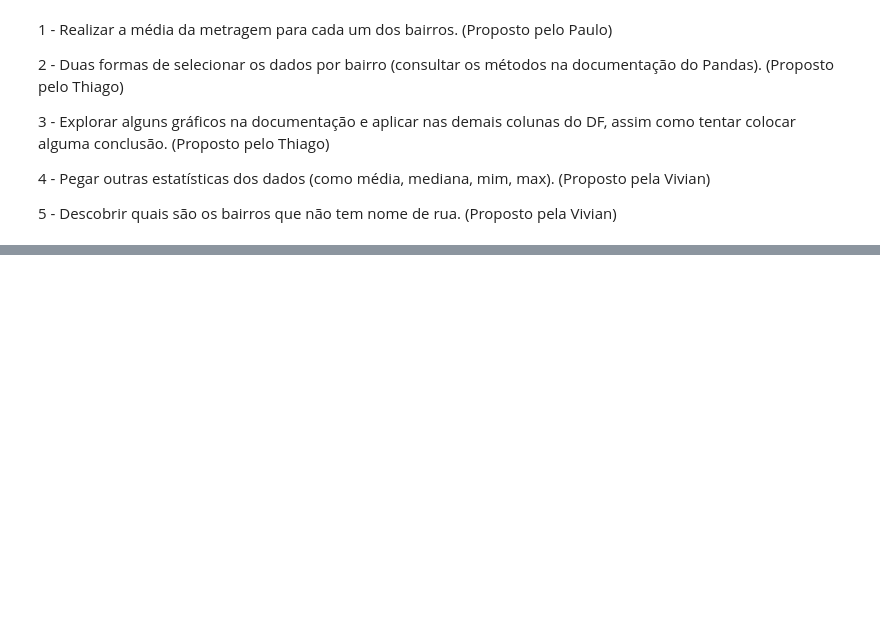
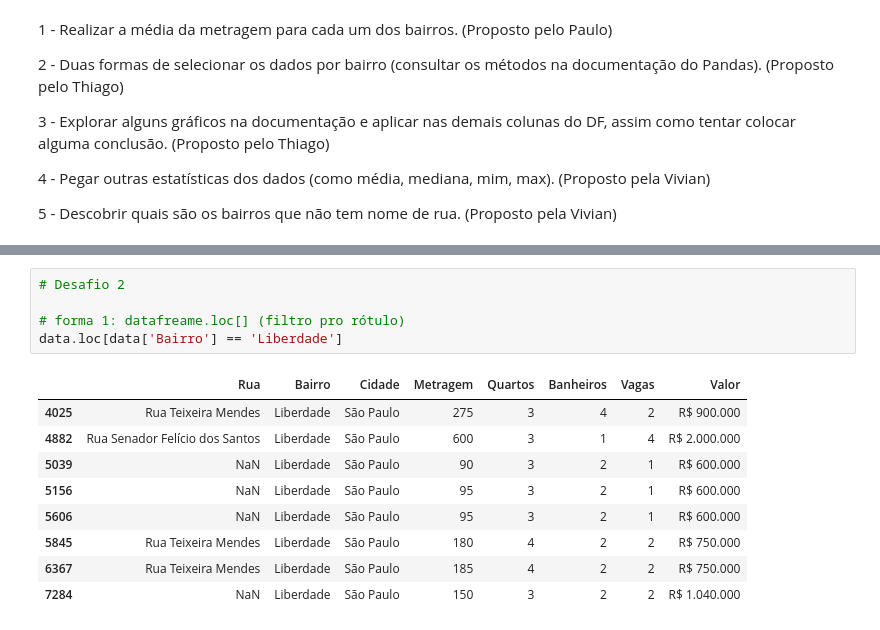
Before and after one commit to phenriquep00/imersao-dados-4, a Jupyter notebook: imersao_dados_4_01.ipynb, the cells around one changed output, grey strips where cells are left out. Drawn from its saved outputs; the diff is of its cells as text; blank space fills up the shorter version.

```diff
--- a/imersao_dados_4_01.ipynb
+++ b/imersao_dados_4_01.ipynb
@@ -130,0 +160,15 @@ n_imoveis_bairro.head(10).plot.bar()
+# %%
+# Desafio 2
+
+# forma 1: datafreame.loc[] (filtro pro rótulo)
+data.loc[data['Bairro'] == 'Liberdade']
+# %% [output]
+|  | Rua | Bairro | Cidade | Metragem | Quartos | Banheiros | Vagas | Valor |
+| 4025 | Rua Teixeira Mendes | Liberdade | São Paulo | 275 | 3 | 4 | 2 | R$ 900.000 |
+| 4882 | Rua Senador Felício dos Santos | Liberdade | São Paulo | 600 | 3 | 1 | 4 | R$ 2.000.000 |
+| 5039 | NaN | Liberdade | São Paulo | 90 | 3 | 2 | 1 | R$ 600.000 |
+| 5156 | NaN | Liberdade | São Paulo | 95 | 3 | 2 | 1 | R$ 600.000 |
+| 5606 | NaN | Liberdade | São Paulo | 95 | 3 | 2 | 1 | R$ 600.000 |
+| 5845 | Rua Teixeira Mendes | Liberdade | São Paulo | 180 | 4 | 2 | 2 | R$ 750.000 |
+| 6367 | Rua Teixeira Mendes | Liberdade | São Paulo | 185 | 4 | 2 | 2 | R$ 750.000 |
+| 7284 | NaN | Liberdade | São Paulo | 150 | 3 | 2 | 2 | R$ 1.040.000 |
```
Also changed, not shown: parts of 5 cells of this notebook.
